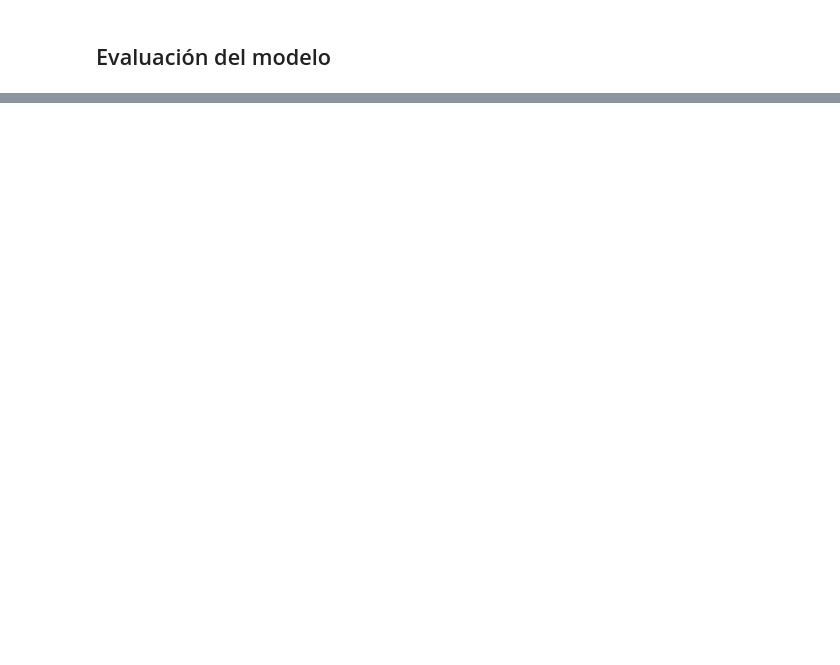
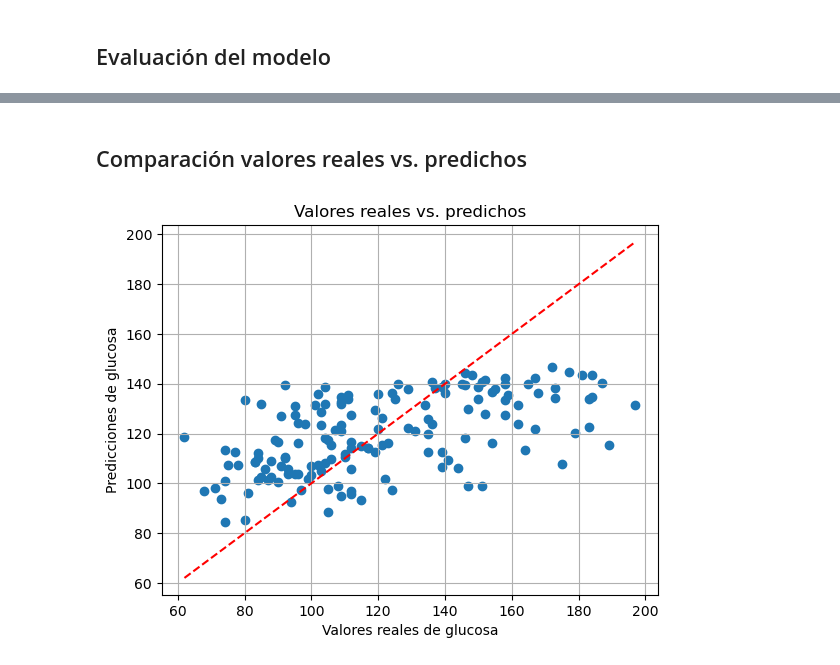
Before and after one commit to Ramdhei-codes/mountain-car, a Jupyter notebook: diabetes/Red_Neuronal_Glucosa.ipynb, the cells around one changed output, grey strips where cells are left out. Saved outputs shown, nothing was run; the diff lists cells and outputs as text; code cells hidden in the pictures; blank space fills up the shorter version.

```diff
--- a/diabetes/Red_Neuronal_Glucosa.ipynb
+++ b/diabetes/Red_Neuronal_Glucosa.ipynb
@@ -80,0 +116,17 @@ with torch.no_grad():
+# %% [markdown]
+## Comparación valores reales vs. predichos
+# %%
+# Desnormalizar
+y_test_orig = scaler_y.inverse_transform(y_test.numpy())
+predictions_orig = scaler_y.inverse_transform(predictions.numpy())
+
+plt.scatter(y_test_orig, predictions_orig)
+plt.xlabel("Valores reales de glucosa")
+plt.ylabel("Predicciones de glucosa")
+plt.title("Valores reales vs. predichos")
+plt.grid(True)
+plt.plot([y_test_orig.min(), y_test_orig.max()],
+         [y_test_orig.min(), y_test_orig.max()], 'r--')
+plt.show()
+# %% [output]
+[figure, added]
```
Also changed, not shown: parts of 7 cells of this notebook.
